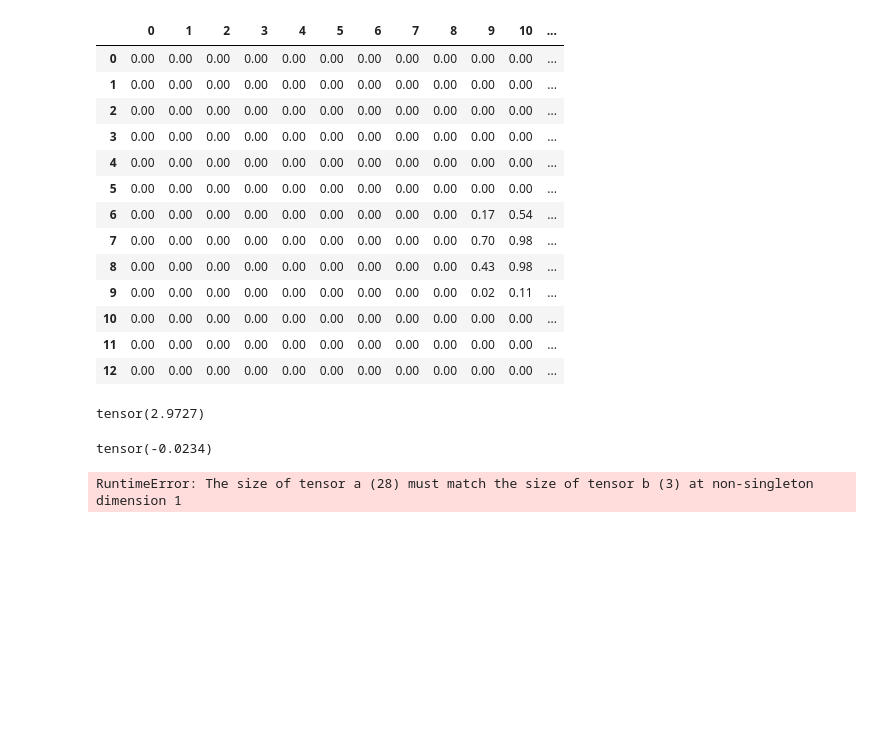
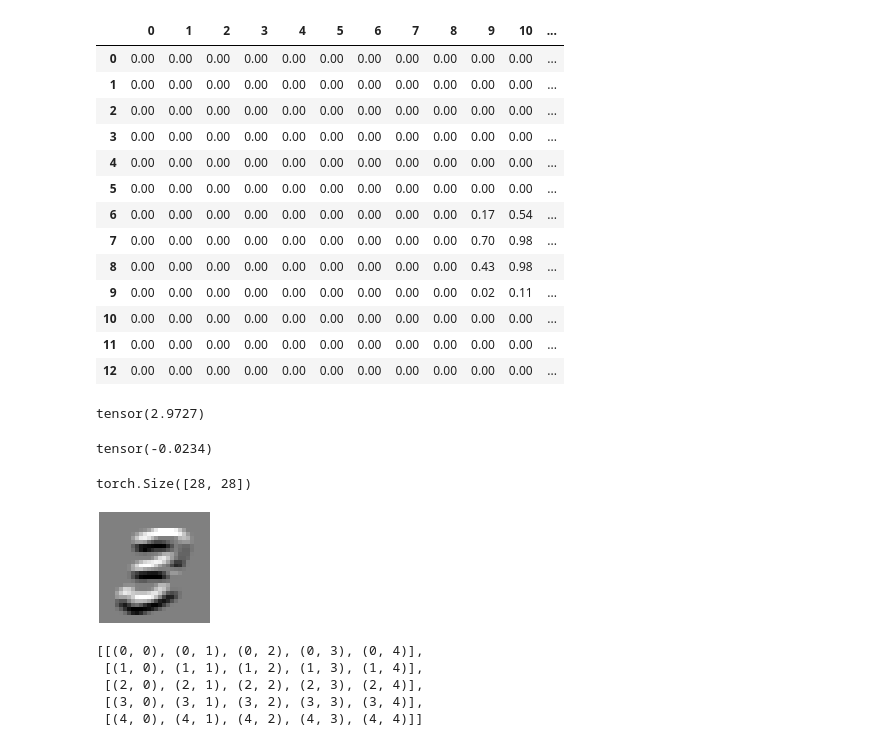
Before and after one commit to me-tao/part2, a Jupyter notebook: 07_convolutions.ipynb, the cells around one changed output. Drawn from its saved outputs; the diff is of its cells as text; code cells hidden in the pictures; blank space fills up the shorter version.

```diff
--- a/07_convolutions.ipynb
+++ b/07_convolutions.ipynb
@@ -70,15 +70,25 @@ tensor(2.9727)
 # %% [output]
 tensor(-0.0234)
 # %%
-def apply_kernel(im, kernel):
+def apply_kernel_MT(im, kernel):
     r,c = im.shape
     imgkern = torch.zeros(r,c)
-    for i in range(1,r-1):
-        for j in range(1,c-1):
-            imgkern[i,j] = (im[i-1:i+1][j-1:j+1]*kernel).sum()
+    for i in range(1,r-2):
+        for j in range(1,c-2):
+            imgkern[i,j] = (im[i-1:i+2,j-1:j+2]*kernel).sum()
     return imgkern
 # %%
-test = apply_kernel(im3, top_edge)
+test = apply_kernel_MT(im3, top_edge)
 show_image(test)
+test.shape
 # %% [output]
-RuntimeError: The size of tensor a (28) must match the size of tensor b (3) at non-singleton dimension 1
+torch.Size([28, 28])
+[figure, added]
+# %%
+[[(i,j) for j in range(5)] for i in range(5)]
+# %% [output]
+[[(0, 0), (0, 1), (0, 2), (0, 3), (0, 4)],
+ [(1, 0), (1, 1), (1, 2), (1, 3), (1, 4)],
+ [(2, 0), (2, 1), (2, 2), (2, 3), (2, 4)],
+ [(3, 0), (3, 1), (3, 2), (3, 3), (3, 4)],
+ [(4, 0), (4, 1), (4, 2), (4, 3), (4, 4)]]
```
Also changed, not shown: parts of 26 cells of this notebook, 1 other file.
